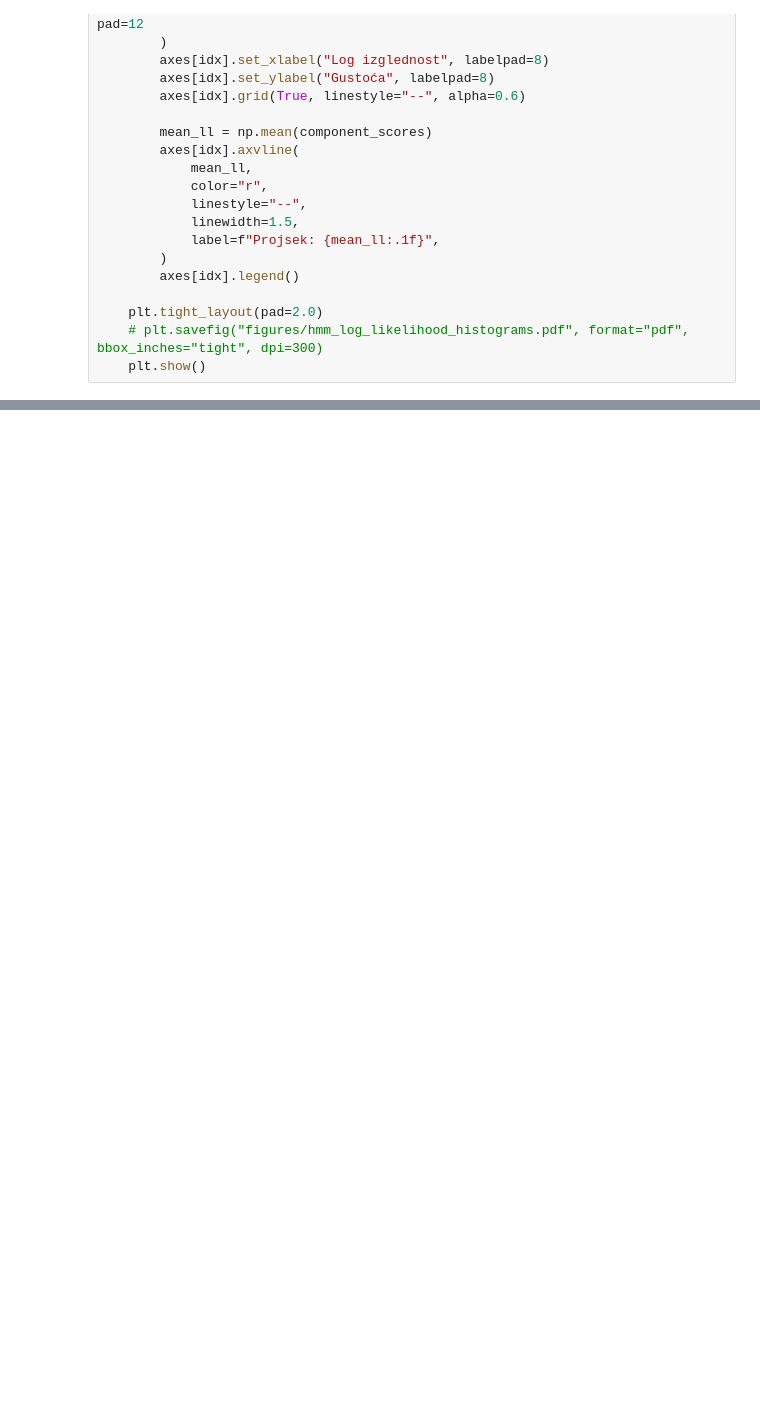
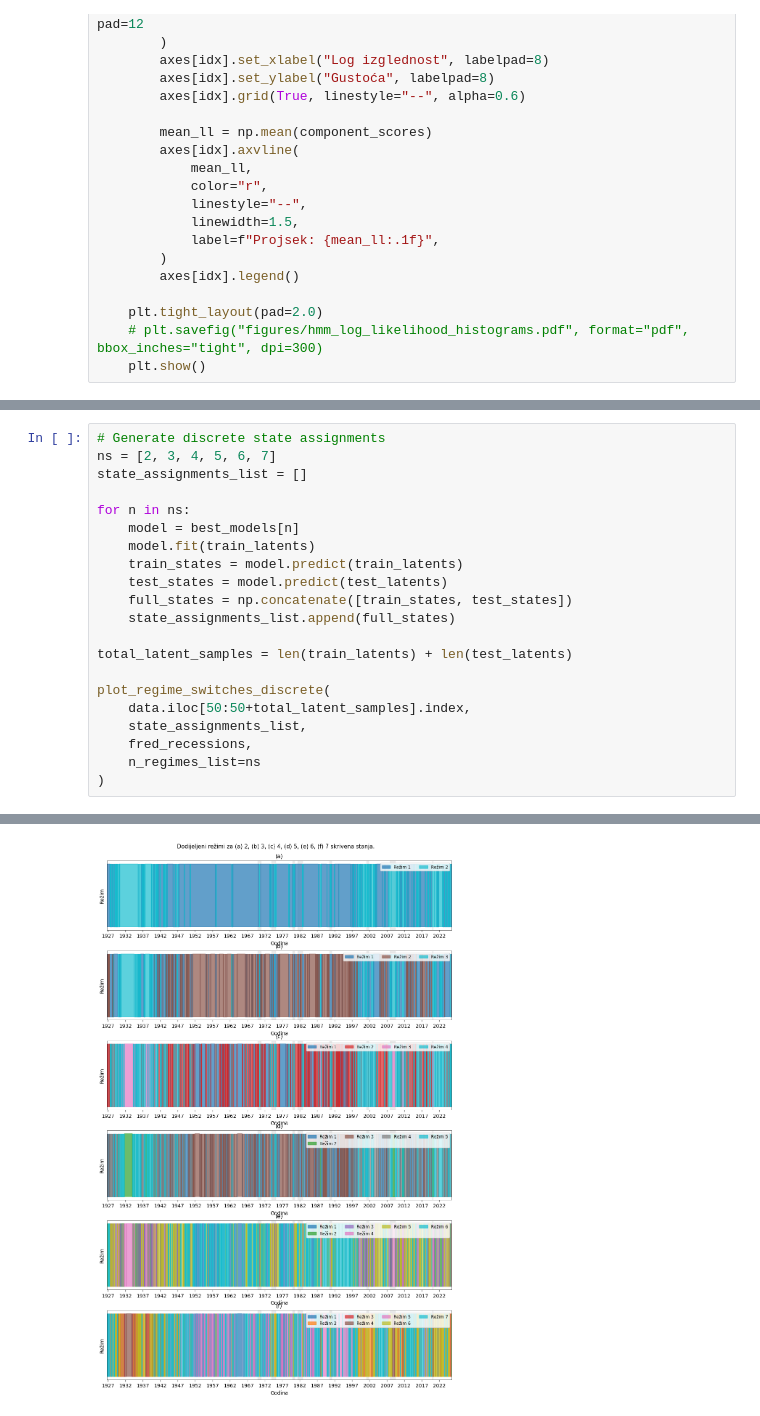
Before and after one commit to evucelic/Diplomski-Projekt, a Jupyter notebook: main.ipynb, the cells around one changed output, grey strips where cells are left out. Drawn from its saved outputs; the diff is of its cells as text; blank space fills up the shorter version.

```diff
--- a/main.ipynb
+++ b/main.ipynb
@@ -718,0 +940,22 @@ plot_ll_histograms(models=hmm_results[fold_idx]['all_models'])
+# %%
+# Generate discrete state assignments
+ns = [2, 3, 4, 5, 6, 7]
+state_assignments_list = []
+
+for n in ns:
+    model = best_models[n]
+    model.fit(train_latents)
+    train_states = model.predict(train_latents)
+    test_states = model.predict(test_latents)
+    full_states = np.concatenate([train_states, test_states])
+    state_assignments_list.append(full_states)
+
+total_latent_samples = len(train_latents) + len(test_latents)
+
+plot_regime_switches_discrete(
+    data.iloc[50:50+total_latent_samples].index,
+    state_assignments_list,
+    fred_recessions,
+    n_regimes_list=ns
+)
+# %% [output]
@@ -718,0 +979 @@ plot_ll_histograms(models=hmm_results[fold_idx]['all_models'])
+[figure, added]
```
Also changed, not shown: parts of 11 cells of this notebook.
